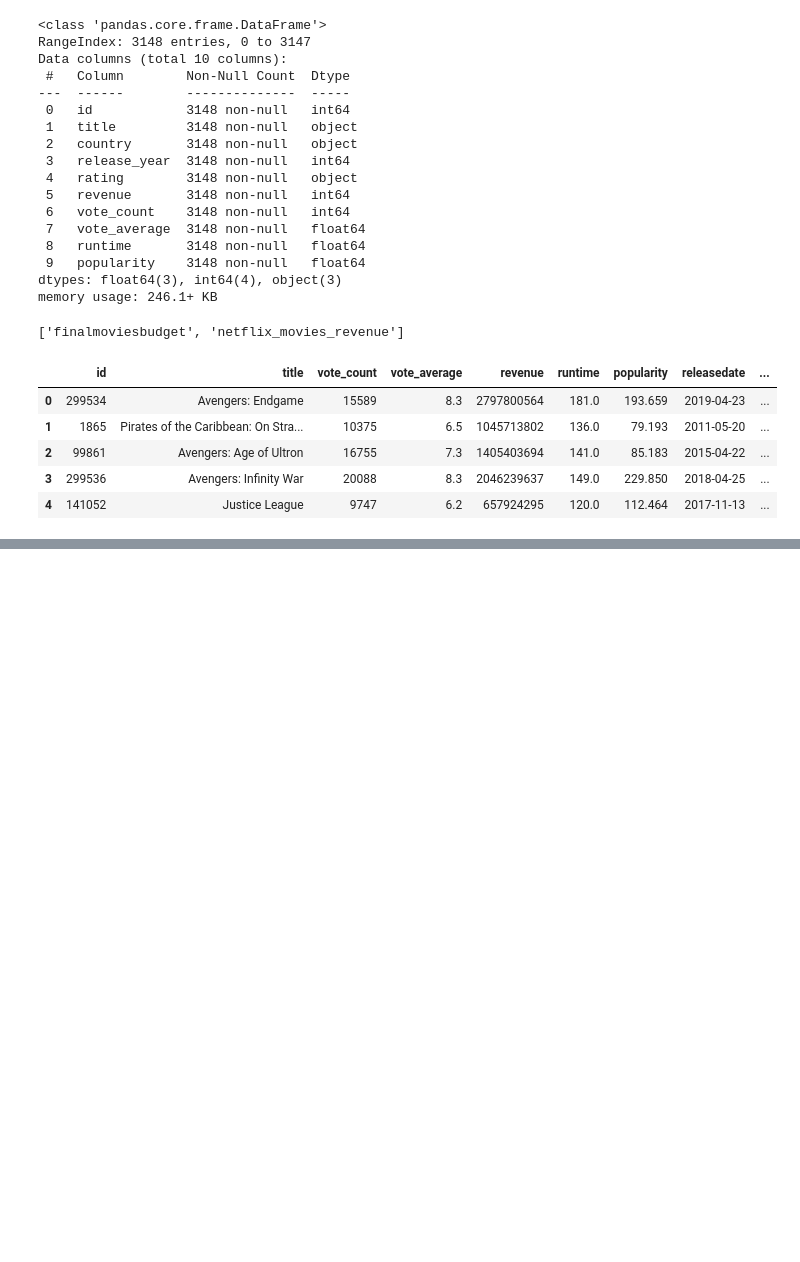
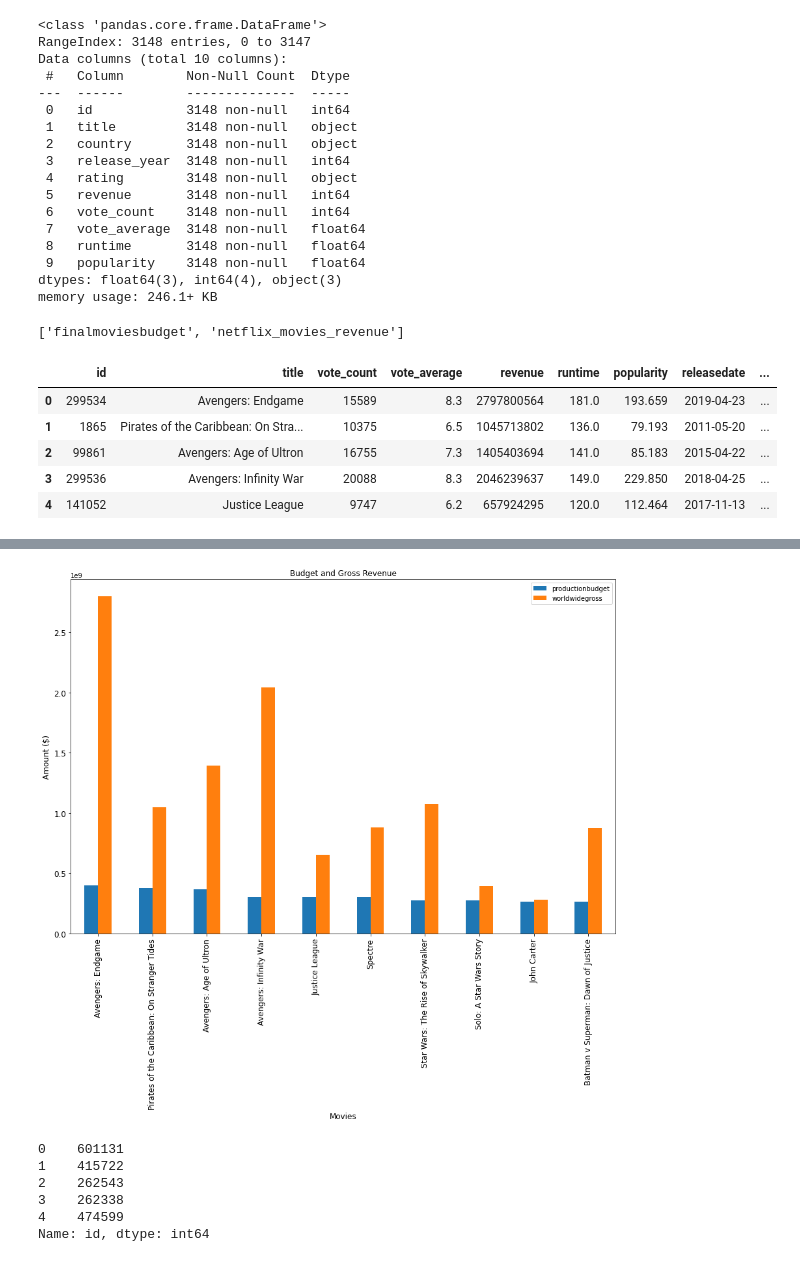
Before and after one commit to LenSin3/Conservatory-ETL-Project, a Jupyter notebook: ETL-Project/ETL-Load.ipynb, the cells around one changed output, grey strips where cells are left out. Drawn from its saved outputs; the diff is of its cells as text; code cells hidden in the pictures; blank space fills up the shorter version.

Commit message:
Included extra analysis plotting top 10 budget movies

```diff
--- a/ETL-Project/ETL-Load.ipynb
+++ b/ETL-Project/ETL-Load.ipynb
@@ -94,3 +96,11 @@ pd.read_sql_query('SELECT * FROM netflix_movies_revenue', con = engine).head()
 | 2 | 262543 | Automata | Bulgaria | 2014 | R | 0 | 1171 | 5.8 | 110.0 | ... |
 | 3 | 262338 | Good People | United States | 2014 | R | 0 | 324 | 5.5 | 90.0 | ... |
 | 4 | 474599 | Joaquín Reyes: Una y no más | unknown | 2017 | TV-MA | 0 | 1 | 6.0 | 77.0 | ... |
+# %%
+# Budget Analysis
+# load
+budget = pd.read_sql_query('SELECT * FROM finalmoviesbudget', con = engine)
+# %%
+# Top 10 budget movies
+top_10_budget = budget.sort_values('productionbudget', ascending=False).head(10)
+top_10_budget
@@ -96,0 +119,12 @@ pd.read_sql_query('SELECT * FROM netflix_movies_revenue', con = engine).head()
+# %%
+# Bar chart of top 10 budget
+# Extract title, productionbudget, domesticgross, worldwidegross
+
+ax = top_10_budget[['productionbudget', 'worldwidegross']].plot(kind='bar', title ="Budget and Gross Revenue", figsize=(15, 10), legend=True, fontsize=12)
+ax.set_xlabel("Movies", fontsize=12)
+ax.set_xticklabels(top_10_budget['title'], rotation=90)
+ax.set_ylabel("Amount ($)", fontsize=12)
+plt.savefig('budget_gross_top10.png')
+plt.show()
+# %% [output]
+[figure, added]
@@ -96,0 +135,10 @@ pd.read_sql_query('SELECT * FROM netflix_movies_revenue', con = engine).head()
+# %%
+netflix_title_df = netflix_titles['id']
+netflix_title_df.head()
+# %% [output]
+0    601131
+1    415722
+2    262543
+3    262338
+4    474599
+Name: id, dtype: int64
```
Also changed, not shown: parts of 7 cells of this notebook, 5 other files.
